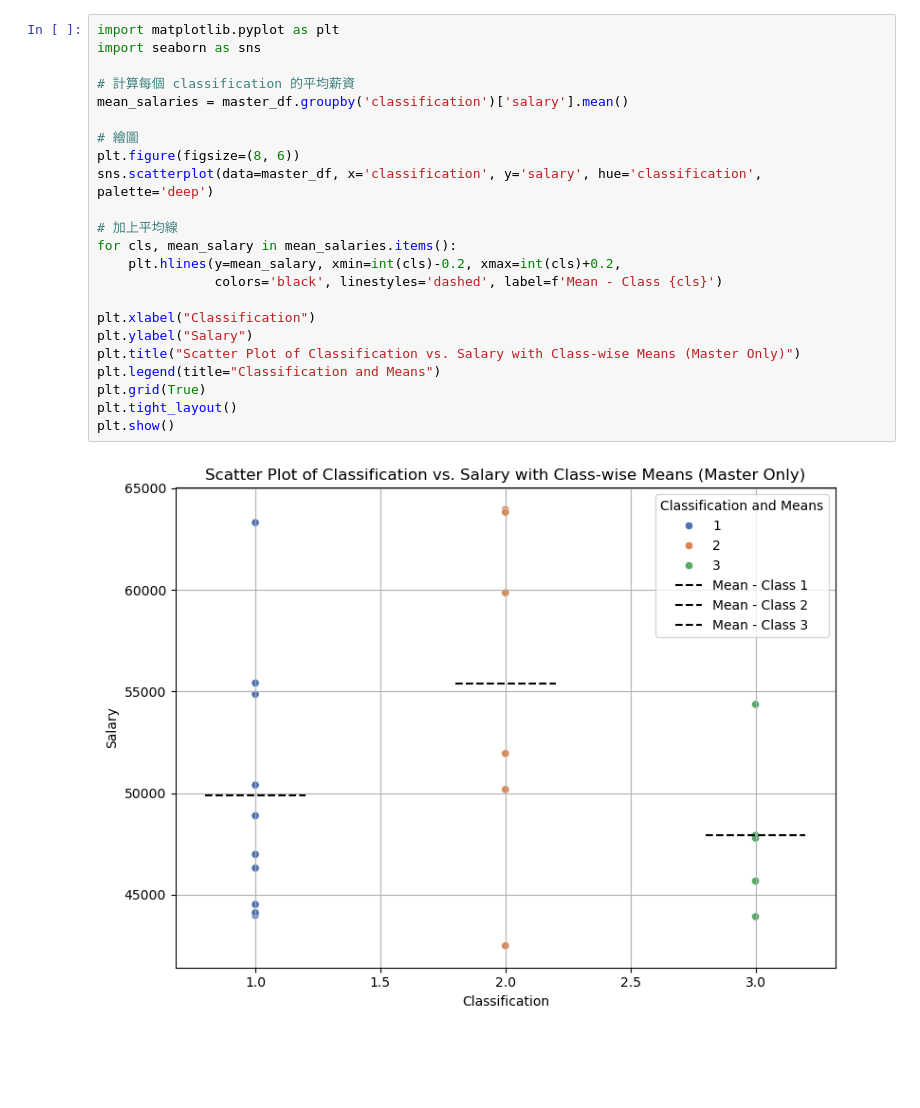
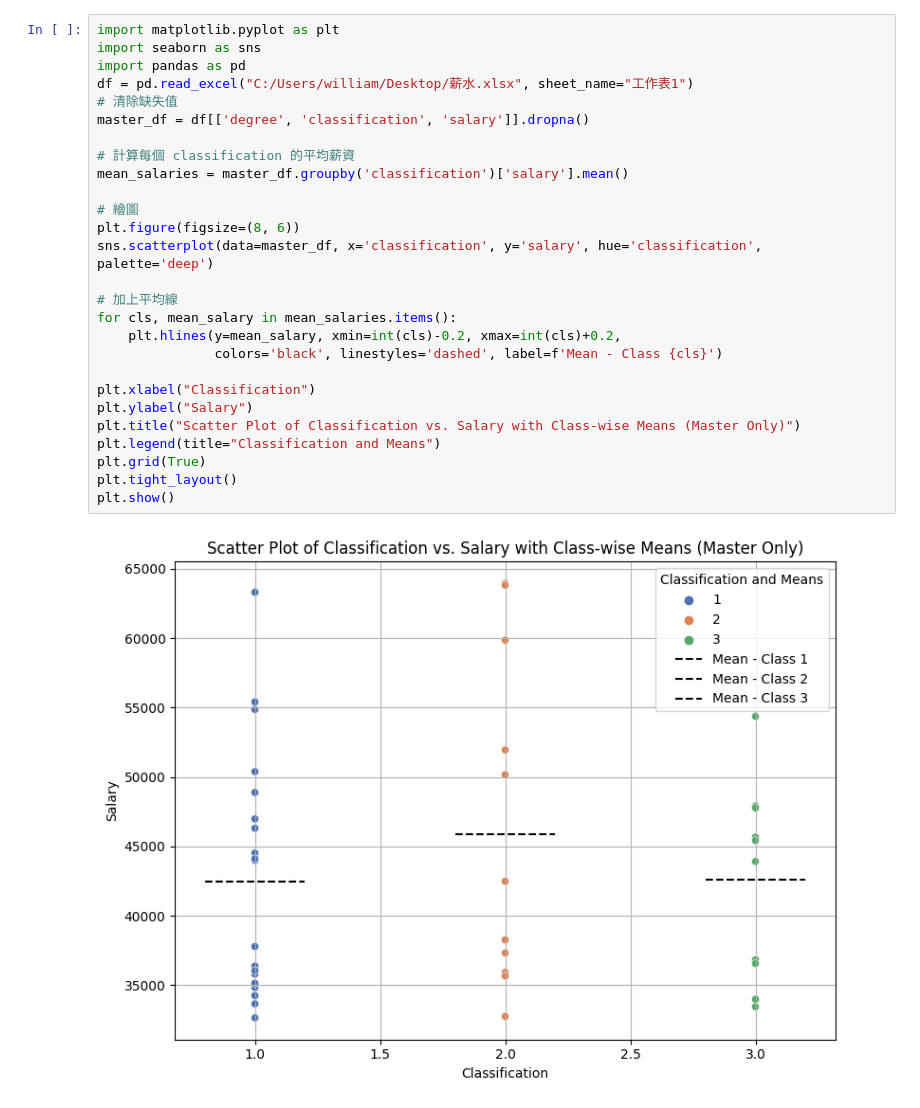
Before and after one commit to LEEWEICHIEH/Salary, a Jupyter notebook: classification salary master only.ipynb, the cells around one changed output. Saved outputs shown, nothing was run; the diff lists cells and outputs as text; blank space fills up the shorter version.

```diff
--- a/classification salary master only.ipynb
+++ b/classification salary master only.ipynb
@@ -1,25 +1,29 @@
 # %%
 import matplotlib.pyplot as plt
 import seaborn as sns
+import pandas as pd
+df = pd.read_excel("C:/Users/william/Desktop/薪水.xlsx", sheet_name="工作表1")
+# 清除缺失值
+master_df = df[['degree', 'classification', 'salary']].dropna()
 
 # 計算每個 classification 的平均薪資
 mean_salaries = master_df.groupby('classification')['salary'].mean()
 
 # 繪圖
 plt.figure(figsize=(8, 6))
 sns.scatterplot(data=master_df, x='classification', y='salary', hue='classification', palette='deep')
 
 # 加上平均線
 for cls, mean_salary in mean_salaries.items():
     plt.hlines(y=mean_salary, xmin=int(cls)-0.2, xmax=int(cls)+0.2,
                colors='black', linestyles='dashed', label=f'Mean - Class {cls}')
 
 plt.xlabel("Classification")
 plt.ylabel("Salary")
 plt.title("Scatter Plot of Classification vs. Salary with Class-wise Means (Master Only)")
 plt.legend(title="Classification and Means")
 plt.grid(True)
 plt.tight_layout()
 plt.show()
 # %% [output]
-[figure, old version]
+[figure, new version]
```
Also changed, not shown: 2 other files.
